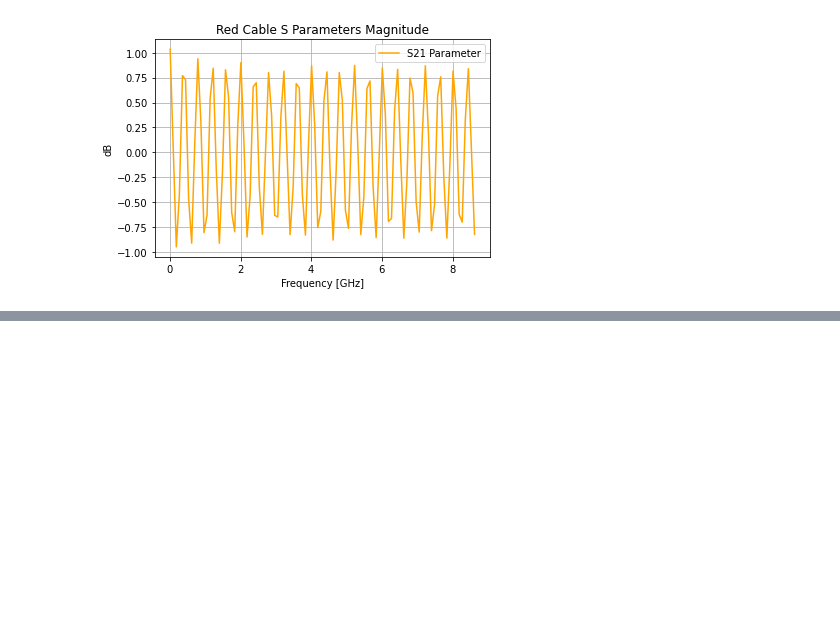
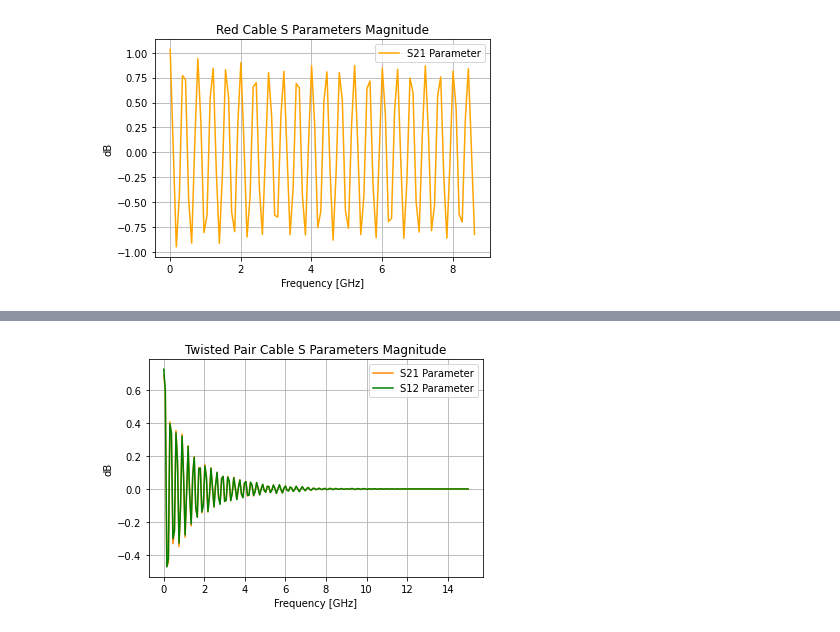
Before and after one commit to Holcan/STM, a Jupyter notebook: Cables/Cables S parameters.ipynb, the cells around one changed output, grey strips where cells are left out. Drawn from its saved outputs; the diff is of its cells as text; code cells hidden in the pictures; blank space fills up the shorter version.

```diff
--- a/Cables/Cables S parameters.ipynb
+++ b/Cables/Cables S parameters.ipynb
@@ -259,0 +295,17 @@ plt.show()
+# %%
+fig,  ax = plt.subplots()
+
+ax.grid(True)
+
+plt.plot(twisted_pair['freq']/1e9,twisted_pair['res21'],label = 'S21 Parameter', color = 'darkorange')
+plt.plot(twisted_pair['freq']/1e9,twisted_pair['re12'],label = 'S12 Parameter', color = 'green')
+
+ax.set_xlabel('Frequency [GHz]')
+ax.set_ylabel('dB')
+ax.set_title('Twisted Pair Cable S Parameters Magnitude')
+ax.legend(loc=0)
+plt.show()
+
+#fig.savefig(r'S Parameters reflection, red cable till before damage.jpeg',bbox_inches='tight')
+# %% [output]
+[figure, added]
```
Also changed, not shown: parts of 3 cells of this notebook, 5 other files.
